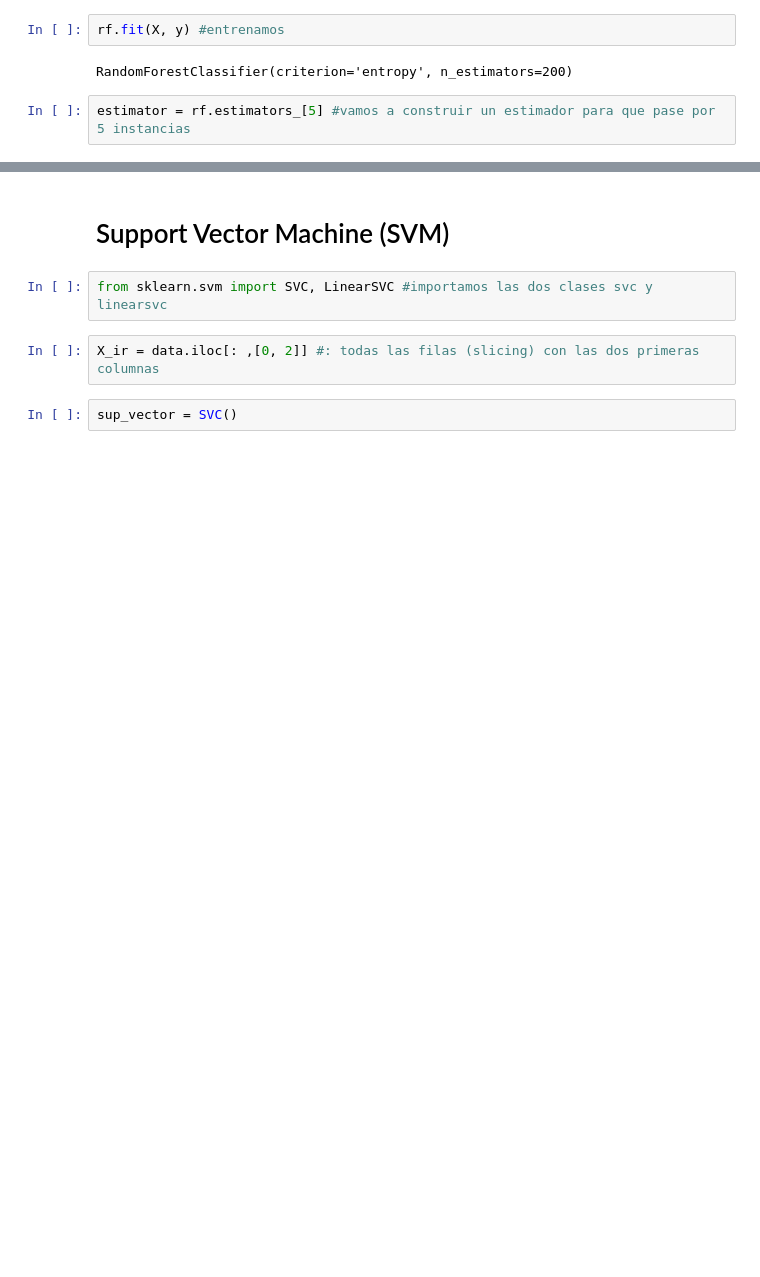
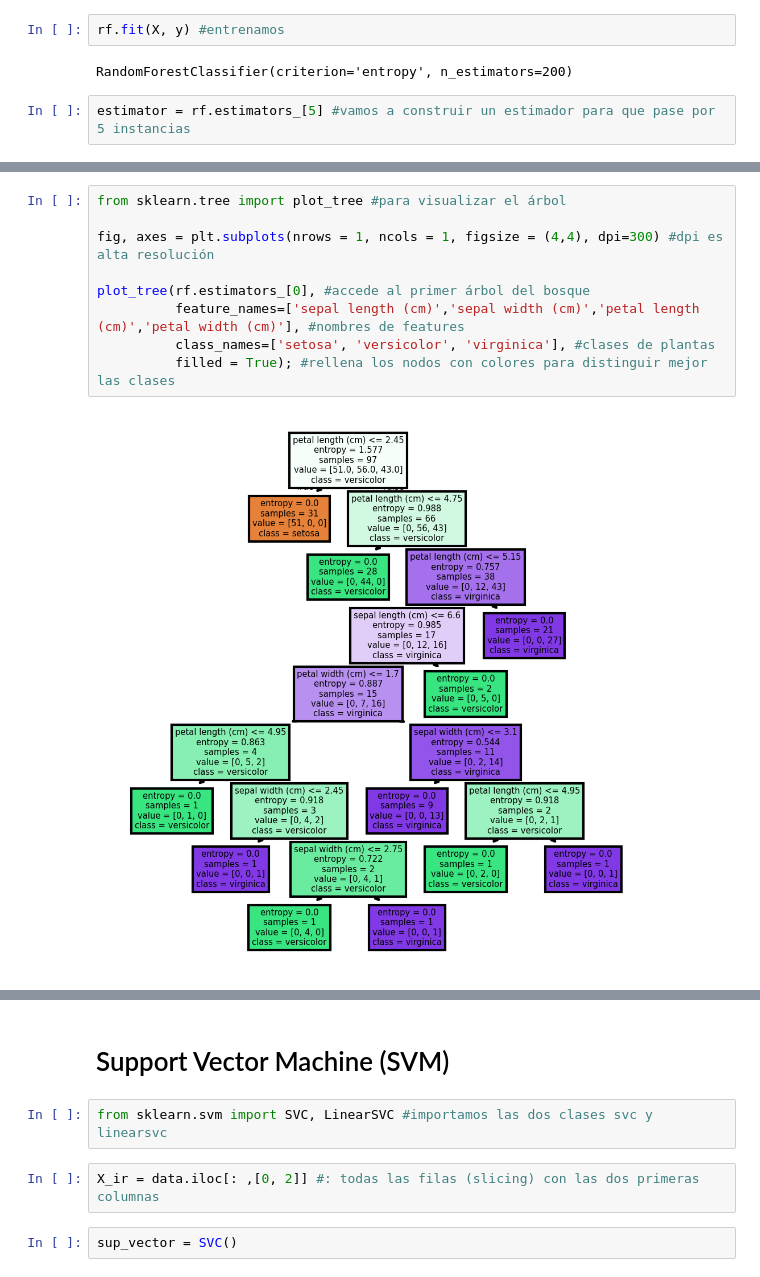
Before and after one commit to antonellafontanetto/DataScience, a Jupyter notebook: Notebook_15.ipynb, the cells around one changed output, grey strips where cells are left out. Cells and saved outputs as stored; diff of their text form; blank space fills up the shorter version.

```diff
--- a/Notebook_15.ipynb
+++ b/Notebook_15.ipynb
@@ -66 +82,12 @@ plot_tree(rf[0],
+# %%
+from sklearn.tree import plot_tree #para visualizar el árbol
+
+fig, axes = plt.subplots(nrows = 1, ncols = 1, figsize = (4,4), dpi=300) #dpi es alta resolución
+
+plot_tree(rf.estimators_[0], #accede al primer árbol del bosque
+          feature_names=['sepal length (cm)','sepal width (cm)','petal length (cm)','petal width (cm)'], #nombres de features
+          class_names=['setosa', 'versicolor', 'virginica'], #clases de plantas
+          filled = True); #rellena los nodos con colores para distinguir mejor las clases
+# %% [output]
+[figure, added]
 # %%
```
Also changed, not shown: parts of 7 cells of this notebook.
